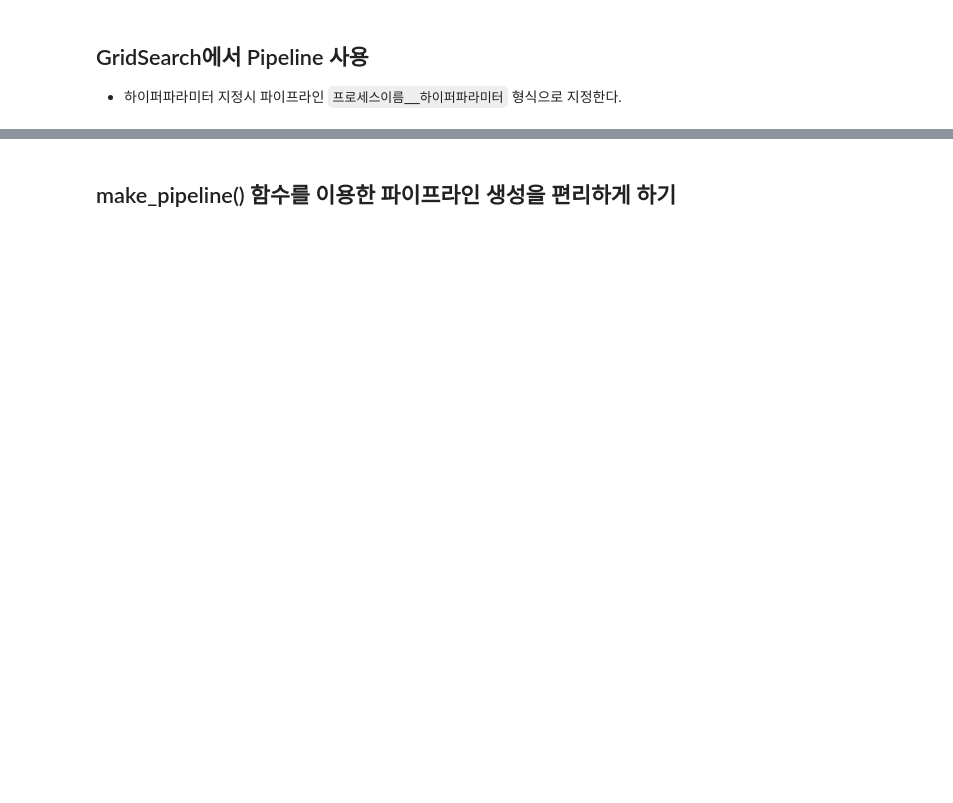
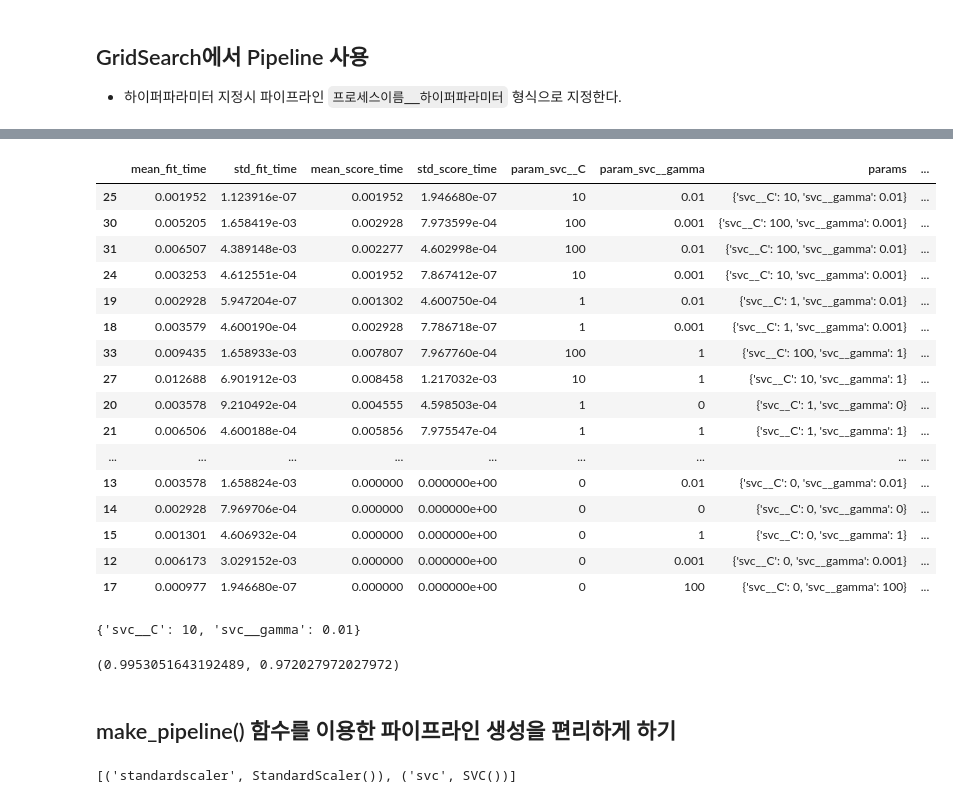
Before and after one commit to Slangoij/TIL_TodayILearned, a Jupyter notebook: 07. 머신러닝/06_과적합_일반화_그리드서치_파이프라인.ipynb, the cells around one changed output, grey strips where cells are left out. Drawn from its saved outputs; the diff is of its cells as text; code cells hidden in the pictures; blank space fills up the shorter version.

```diff
--- a/07. 머신러닝/06_과적합_일반화_그리드서치_파이프라인.ipynb
+++ b/07. 머신러닝/06_과적합_일반화_그리드서치_파이프라인.ipynb
@@ -176,0 +396,7 @@ graph
+# %%
+order = [
+    ("scaler", StandardScaler()), # 1번째 작업
+    ("svc", SVC(C=0.1, gamma=0.5)), # 2번쨰 작업
+]
+pipeline = Pipeline(order, verbose=True) # verbose=True: 학습시 로그를 출력
+print(pipeline.steps)
@@ -176,0 +405,3 @@ graph
+# %%
+# 학습
+pipeline.fit(X_train, y_train)
@@ -177,3 +420,16 @@ graph
 # %% [markdown]
 ## GridSearch에서 Pipeline 사용
 - 하이퍼파라미터 지정시 파이프라인 `프로세스이름__하이퍼파라미터` 형식으로 지정한다.
+# %%
+# SVC: C, gamma
+param_grid = {
+    "svc__C":[0.001, 0.01, 0, 1, 10, 100],
+    "svc__gamma":[0.001, 0.01, 0, 1, 10, 100]
+}
+grid_search = GridSearchCV(pipeline, # 모델에 pipeline 객체 지정
+                          param_grid=param_grid,
+                          scoring='accuracy',
+                          cv=3,
+                          n_jobs=-1)
+# %%
+grid_search.fit(X_train, y_train)
@@ -180,2 +453,33 @@ graph
+# %%
+pd.DataFrame(grid_search.cv_results_).sort_values("rank_test_score")
+# %% [output]
+|  | mean_fit_time | std_fit_time | mean_score_time | std_score_time | param_svc__C | param_svc__gamma | params | ... |
+| 25 | 0.001952 | 1.123916e-07 | 0.001952 | 1.946680e-07 | 10 | 0.01 | {'svc__C': 10, 'svc__gamma': 0.01} | ... |
+| 30 | 0.005205 | 1.658419e-03 | 0.002928 | 7.973599e-04 | 100 | 0.001 | {'svc__C': 100, 'svc__gamma': 0.001} | ... |
+| 31 | 0.006507 | 4.389148e-03 | 0.002277 | 4.602998e-04 | 100 | 0.01 | {'svc__C': 100, 'svc__gamma': 0.01} | ... |
+| 24 | 0.003253 | 4.612551e-04 | 0.001952 | 7.867412e-07 | 10 | 0.001 | {'svc__C': 10, 'svc__gamma': 0.001} | ... |
+| 19 | 0.002928 | 5.947204e-07 | 0.001302 | 4.600750e-04 | 1 | 0.01 | {'svc__C': 1, 'svc__gamma': 0.01} | ... |
+| 18 | 0.003579 | 4.600190e-04 | 0.002928 | 7.786718e-07 | 1 | 0.001 | {'svc__C': 1, 'svc__gamma': 0.001} | ... |
+| 33 | 0.009435 | 1.658933e-03 | 0.007807 | 7.967760e-04 | 100 | 1 | {'svc__C': 100, 'svc__gamma': 1} | ... |
+| 27 | 0.012688 | 6.901912e-03 | 0.008458 | 1.217032e-03 | 10 | 1 | {'svc__C': 10, 'svc__gamma': 1} | ... |
+| 20 | 0.003578 | 9.210492e-04 | 0.004555 | 4.598503e-04 | 1 | 0 | {'svc__C': 1, 'svc__gamma': 0} | ... |
+| 21 | 0.006506 | 4.600188e-04 | 0.005856 | 7.975547e-04 | 1 | 1 | {'svc__C': 1, 'svc__gamma': 1} | ... |
+| ... | ... | ... | ... | ... | ... | ... | ... | ... |
+| 13 | 0.003578 | 1.658824e-03 | 0.000000 | 0.000000e+00 | 0 | 0.01 | {'svc__C': 0, 'svc__gamma': 0.01} | ... |
+| 14 | 0.002928 | 7.969706e-04 | 0.000000 | 0.000000e+00 | 0 | 0 | {'svc__C': 0, 'svc__gamma': 0} | ... |
+| 15 | 0.001301 | 4.606932e-04 | 0.000000 | 0.000000e+00 | 0 | 1 | {'svc__C': 0, 'svc__gamma': 1} | ... |
+| 12 | 0.006173 | 3.029152e-03 | 0.000000 | 0.000000e+00 | 0 | 0.001 | {'svc__C': 0, 'svc__gamma': 0.001} | ... |
+| 17 | 0.000977 | 1.946680e-07 | 0.000000 | 0.000000e+00 | 0 | 100 | {'svc__C': 0, 'svc__gamma': 100} | ... |
+# %%
+grid_search.best_params_
+# %% [output]
+{'svc__C': 10, 'svc__gamma': 0.01}
+# %%
+pred_train = grid_search.predict(X_train)
+pred_test = grid_search.predict(X_test)
+
+accuracy_score(y_train, pred_train), accuracy_score(y_test, pred_test)
+# %% [output]
+(0.9953051643192489, 0.972027972027972)
 # %% [markdown]
 ## make_pipeline() 함수를 이용한 파이프라인 생성을 편리하게 하기
@@ -181,0 +488,5 @@ graph
+# %%
+pipeline2 = make_pipeline(StandardScaler(), SVC())
+pipeline2.steps
+# %% [output]
+[('standardscaler', StandardScaler()), ('svc', SVC())]
```
Also changed, not shown: parts of 38 cells of this notebook.
